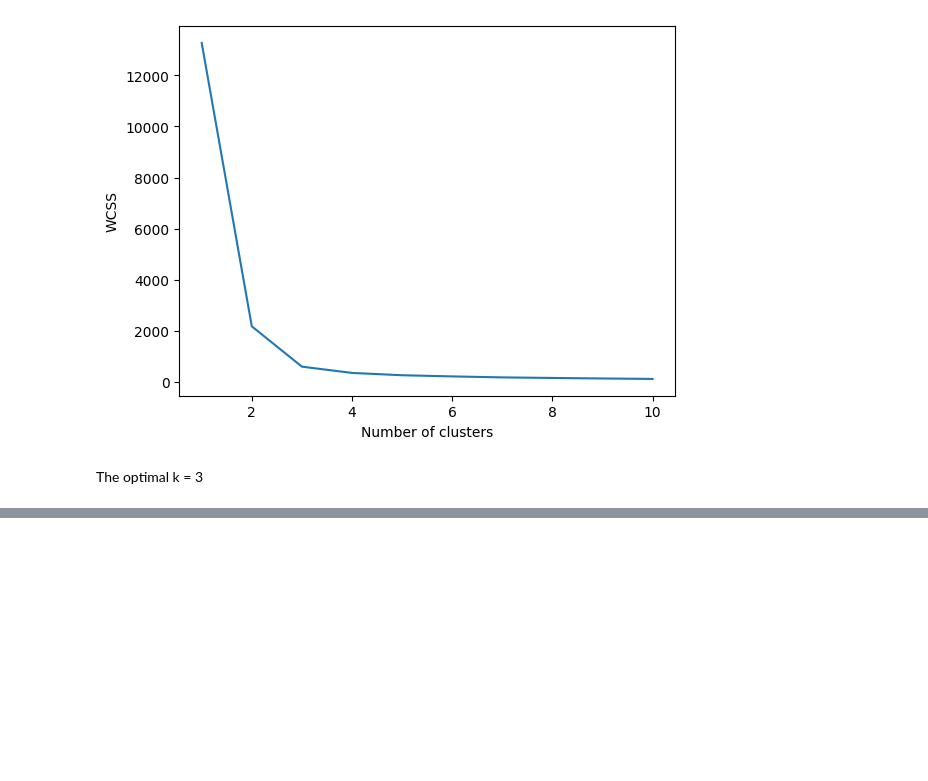
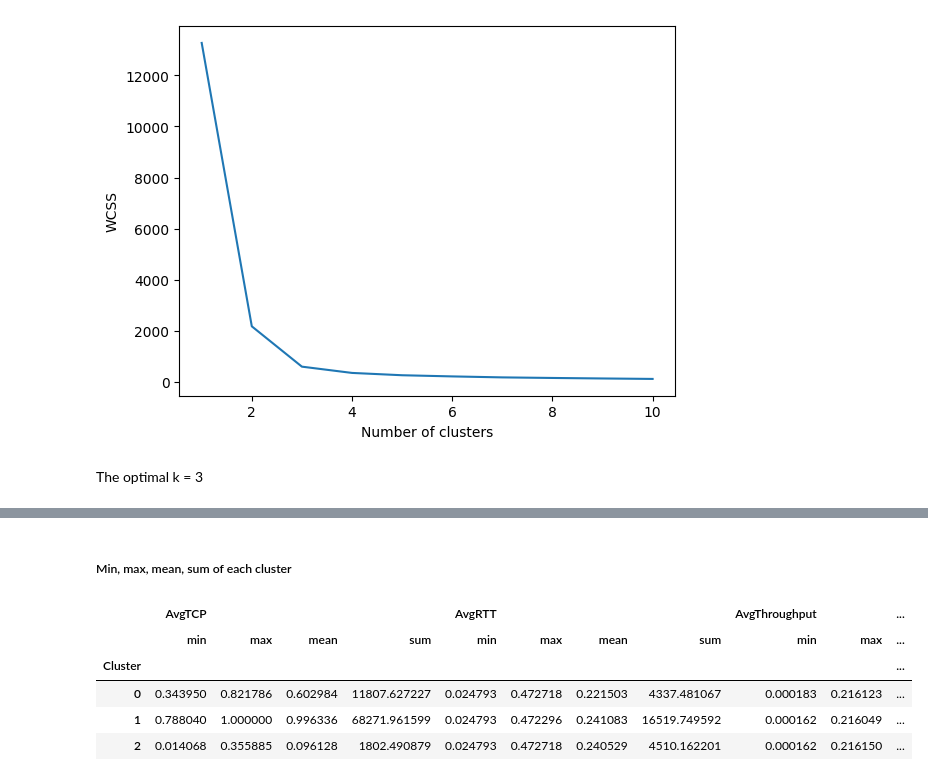
Before and after one commit to Misganaw-Berihun/User_analytics_in_Telecommunication, a Jupyter notebook: notebooks/04_experience_anaytics.ipynb, the cells around one changed output, grey strips where cells are left out. Cells and saved outputs as stored; diff of their text form; code cells hidden in the pictures; blank space fills up the shorter version.

```diff
--- a/notebooks/04_experience_anaytics.ipynb
+++ b/notebooks/04_experience_anaytics.ipynb
@@ -381,0 +422,15 @@ plt.show()
+# %% [markdown]
+##### Min, max, mean, sum of each cluster
+# %%
+grouped_df = (processed_df
+                .groupby('Cluster')[["AvgTCP", "AvgRTT", "AvgThroughput"]]
+                .agg(['min', 'max', 'mean', 'sum']))
+
+grouped_df
+# %% [output]
+|  | AvgTCP |  |  |  | AvgRTT |  |  |  | AvgThroughput |  | ... |
+|  | min | max | mean | sum | min | max | mean | sum | min | max | ... |
+| Cluster |  |  |  |  |  |  |  |  |  |  | ... |
+| 0 | 0.343950 | 0.821786 | 0.602984 | 11807.627227 | 0.024793 | 0.472718 | 0.221503 | 4337.481067 | 0.000183 | 0.216123 | ... |
+| 1 | 0.788040 | 1.000000 | 0.996336 | 68271.961599 | 0.024793 | 0.472296 | 0.241083 | 16519.749592 | 0.000162 | 0.216049 | ... |
+| 2 | 0.014068 | 0.355885 | 0.096128 | 1802.490879 | 0.024793 | 0.472718 | 0.240529 | 4510.162201 | 0.000162 | 0.216150 | ... |
```
Also changed, not shown: parts of 10 cells of this notebook.
